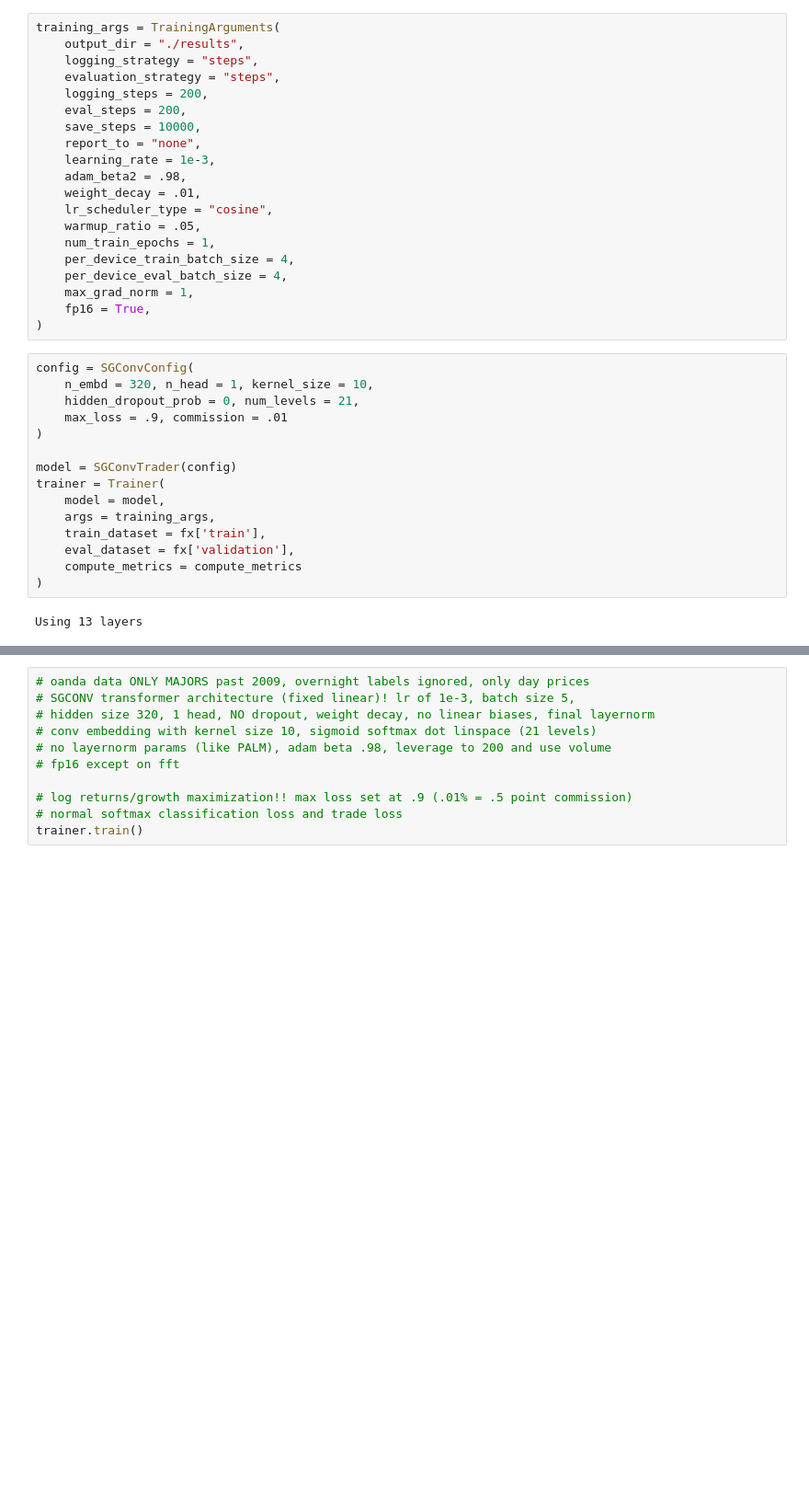
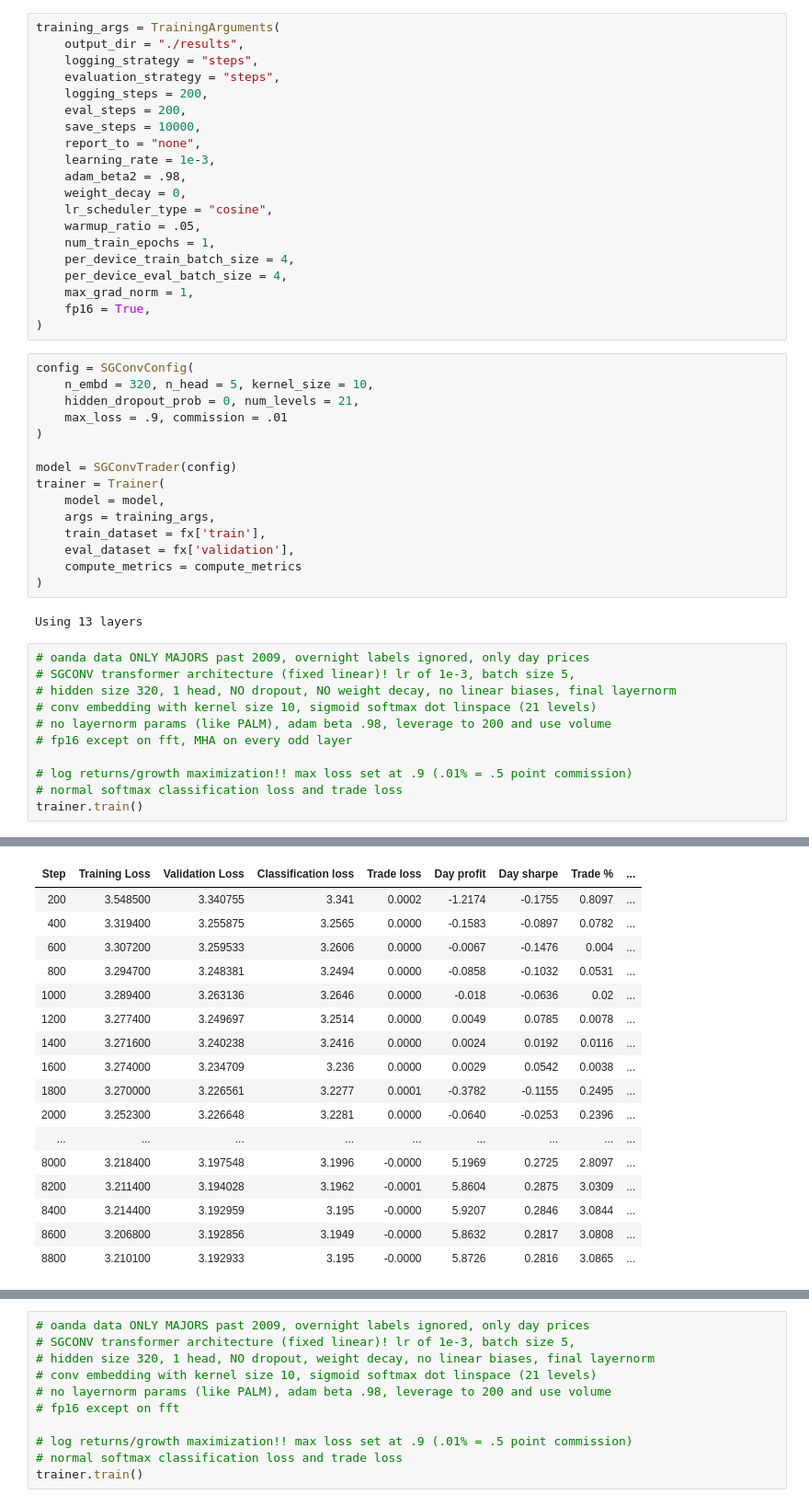
Before and after one commit to mtanghu/Transformer-Trader, a Jupyter notebook: Transformer_Modeling.ipynb, the cells around one changed output, grey strips where cells are left out. Shown: that part at 92% size. Cells and saved outputs as stored; diff of their text form; blank space fills up the shorter version.

```diff
--- a/Transformer_Modeling.ipynb
+++ b/Transformer_Modeling.ipynb
@@ -100,7 +100,7 @@ training_args = TrainingArguments(
     report_to = "none",
     learning_rate = 1e-3,
     adam_beta2 = .98,
-    weight_decay = .01,
+    weight_decay = 0,
     lr_scheduler_type = "cosine",
     warmup_ratio = .05,
     num_train_epochs = 1,
@@ -111,7 +111,7 @@ training_args = TrainingArguments(
 )
 # %%
 config = SGConvConfig(
-    n_embd = 320, n_head = 1, kernel_size = 10,
+    n_embd = 320, n_head = 5, kernel_size = 10,
     hidden_dropout_prob = 0, num_levels = 21,
     max_loss = .9, commission = .01
 )
@@ -126,3 +126,15 @@ trainer = Trainer(
 )
 # %% [output]
 Using 13 layers
+# %%
+# oanda data ONLY MAJORS past 2009, overnight labels ignored, only day prices
+# SGCONV transformer architecture (fixed linear)! lr of 1e-3, batch size 5,
+# hidden size 320, 1 head, NO dropout, NO weight decay, no linear biases, final layernorm
+# conv embedding with kernel size 10, sigmoid softmax dot linspace (21 levels)
+# no layernorm params (like PALM), adam beta .98, leverage to 200 and use volume
+# fp16 except on fft, MHA on every odd layer
+
+# log returns/growth maximization!! max loss set at .9 (.01% = .5 point commission)
+# normal softmax classification loss and trade loss
+trainer.train()
+# %% [output]
@@ -128,0 +143,17 @@ Using 13 layers
+| Step | Training Loss | Validation Loss | Classification loss | Trade loss | Day profit | Day sharpe | Trade % | ... |
+| 200 | 3.548500 | 3.340755 | 3.341 | 0.0002 | -1.2174 | -0.1755 | 0.8097 | ... |
+| 400 | 3.319400 | 3.255875 | 3.2565 | 0.0000 | -0.1583 | -0.0897 | 0.0782 | ... |
+| 600 | 3.307200 | 3.259533 | 3.2606 | 0.0000 | -0.0067 | -0.1476 | 0.004 | ... |
+| 800 | 3.294700 | 3.248381 | 3.2494 | 0.0000 | -0.0858 | -0.1032 | 0.0531 | ... |
+| 1000 | 3.289400 | 3.263136 | 3.2646 | 0.0000 | -0.018 | -0.0636 | 0.02 | ... |
+| 1200 | 3.277400 | 3.249697 | 3.2514 | 0.0000 | 0.0049 | 0.0785 | 0.0078 | ... |
+| 1400 | 3.271600 | 3.240238 | 3.2416 | 0.0000 | 0.0024 | 0.0192 | 0.0116 | ... |
+| 1600 | 3.274000 | 3.234709 | 3.236 | 0.0000 | 0.0029 | 0.0542 | 0.0038 | ... |
+| 1800 | 3.270000 | 3.226561 | 3.2277 | 0.0001 | -0.3782 | -0.1155 | 0.2495 | ... |
+| 2000 | 3.252300 | 3.226648 | 3.2281 | 0.0000 | -0.0640 | -0.0253 | 0.2396 | ... |
+| ... | ... | ... | ... | ... | ... | ... | ... | ... |
+| 8000 | 3.218400 | 3.197548 | 3.1996 | -0.0000 | 5.1969 | 0.2725 | 2.8097 | ... |
+| 8200 | 3.211400 | 3.194028 | 3.1962 | -0.0001 | 5.8604 | 0.2875 | 3.0309 | ... |
+| 8400 | 3.214400 | 3.192959 | 3.195 | -0.0000 | 5.9207 | 0.2846 | 3.0844 | ... |
+| 8600 | 3.206800 | 3.192856 | 3.1949 | -0.0000 | 5.8632 | 0.2817 | 3.0808 | ... |
+| 8800 | 3.210100 | 3.192933 | 3.195 | -0.0000 | 5.8726 | 0.2816 | 3.0865 | ... |
```
Also changed, not shown: parts of 3 cells of this notebook, 1 other file.
